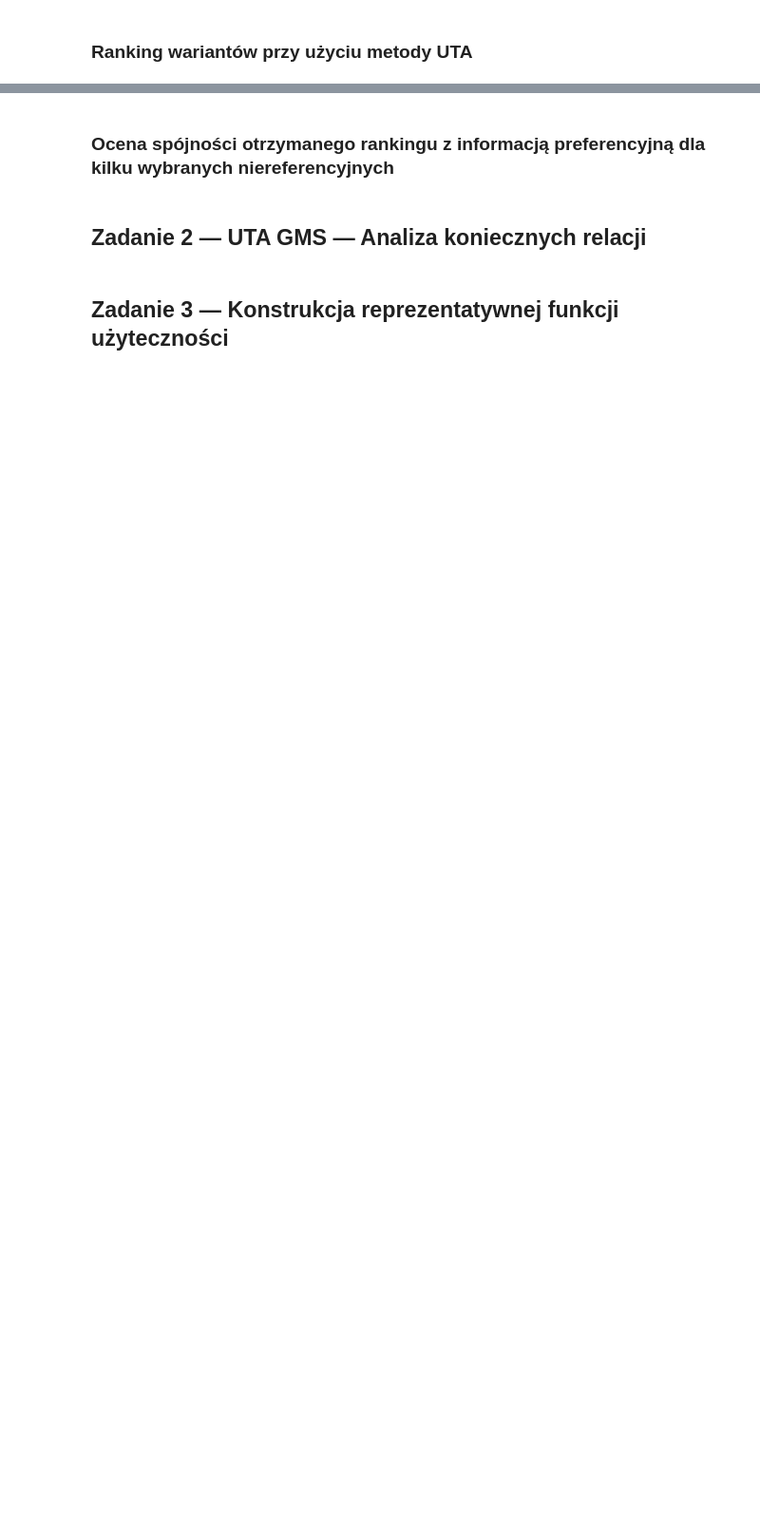
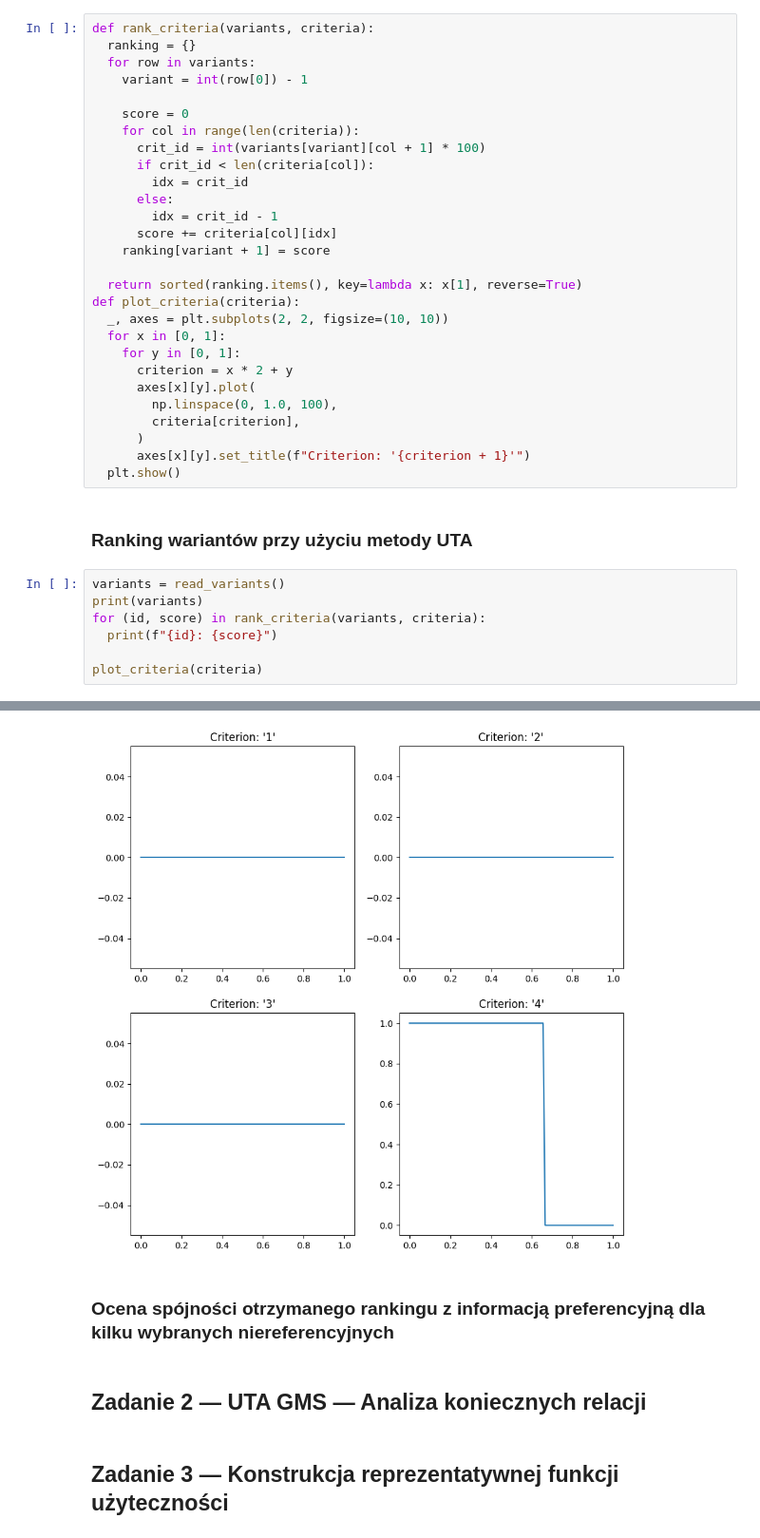
Before and after one commit to Mimikkk/2023-iswd, a Jupyter notebook: project-1-rankings/notebook.ipynb, the cells around one changed output, grey strips where cells are left out. Shown at 95% size. Saved outputs shown, nothing was run; the diff lists cells and outputs as text; blank space fills up the shorter version.

```diff
--- a/project-1-rankings/notebook.ipynb
+++ b/project-1-rankings/notebook.ipynb
@@ -129,2 +170,38 @@ print([value.varValue for value in epsilons])
+# %%
+def rank_criteria(variants, criteria):
+  ranking = {}
+  for row in variants:
+    variant = int(row[0]) - 1
+
+    score = 0
+    for col in range(len(criteria)):
+      crit_id = int(variants[variant][col + 1] * 100)
+      if crit_id < len(criteria[col]):
+        idx = crit_id
+      else:
+        idx = crit_id - 1
+      score += criteria[col][idx]
+    ranking[variant + 1] = score
+
+  return sorted(ranking.items(), key=lambda x: x[1], reverse=True)
+def plot_criteria(criteria):
+  _, axes = plt.subplots(2, 2, figsize=(10, 10))
+  for x in [0, 1]:
+    for y in [0, 1]:
+      criterion = x * 2 + y
+      axes[x][y].plot(
+        np.linspace(0, 1.0, 100),
+        criteria[criterion],
+      )
+      axes[x][y].set_title(f"Criterion: '{criterion + 1}'")
+  plt.show()
 # %% [markdown]
 ### Ranking wariantów przy użyciu metody UTA
+# %%
+variants = read_variants()
+print(variants)
+for (id, score) in rank_criteria(variants, criteria):
+  print(f"{id}: {score}")
+
+plot_criteria(criteria)
+# %% [output]
@@ -131,3 +225,4 @@ print([value.varValue for value in epsilons])
+[figure, added]
 # %% [markdown]
 ### Ocena spójności otrzymanego rankingu z informacją preferencyjną dla kilku wybranych niereferencyjnych
 # %% [markdown]
```
Also changed, not shown: parts of 6 cells of this notebook, 1 other file.
